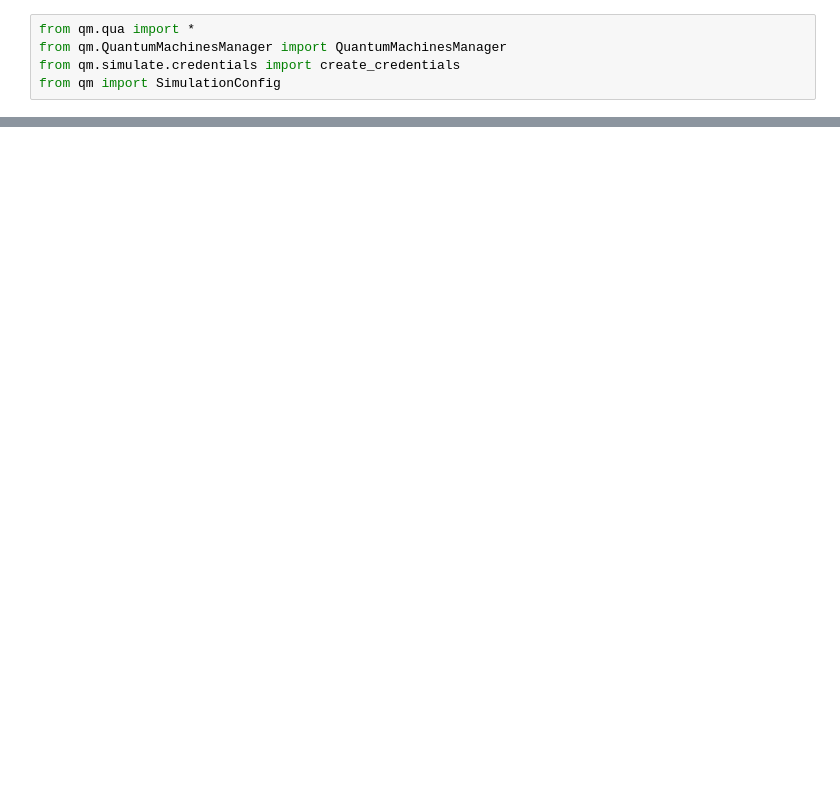
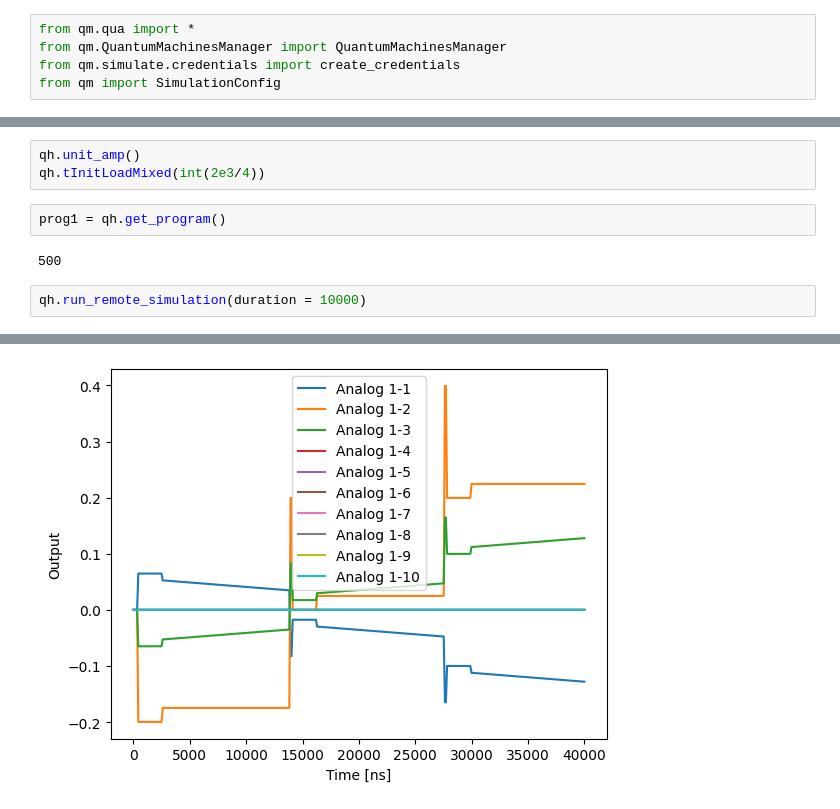
Before and after one commit to andncl/arbok, a Jupyter notebook: arbok/examples/test_kak.ipynb, the cells around one changed output, grey strips where cells are left out. Drawn from its saved outputs; the diff is of its cells as text; blank space fills up the shorter version.

```diff
--- a/arbok/examples/test_kak.ipynb
+++ b/arbok/examples/test_kak.ipynb
@@ -16,0 +63,10 @@ init = MixedDownUpInit()
+# %%
+qh.unit_amp()
+qh.tInitLoadMixed(int(2e3/4))
+# %%
+prog1 = qh.get_program()
+# %% [output]
+500
+# %%
+qh.run_remote_simulation(duration = 10000)
+# %% [output]
@@ -17 +77,2 @@ init = MixedDownUpInit()
+[figure, added]
 # %%
```
Also changed, not shown: parts of 12 cells of this notebook, 9 other files.
